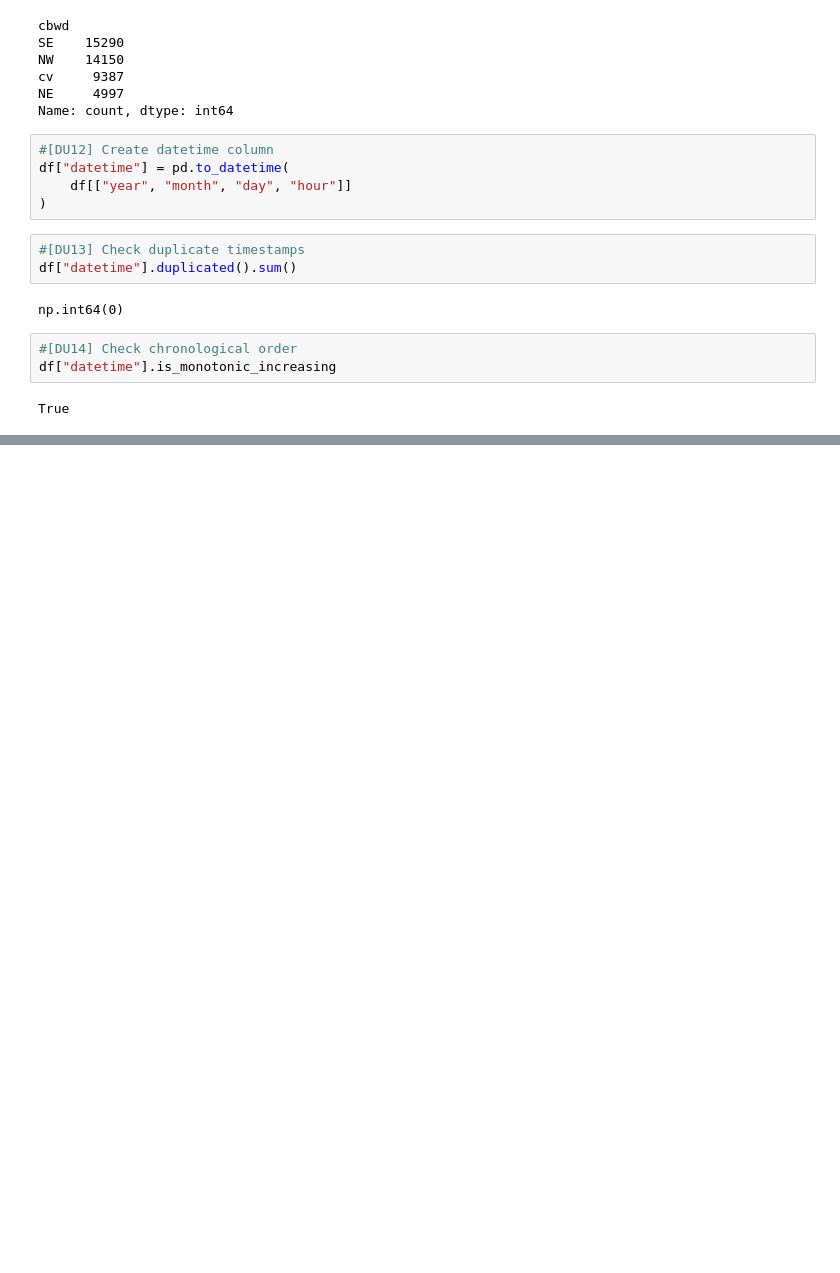
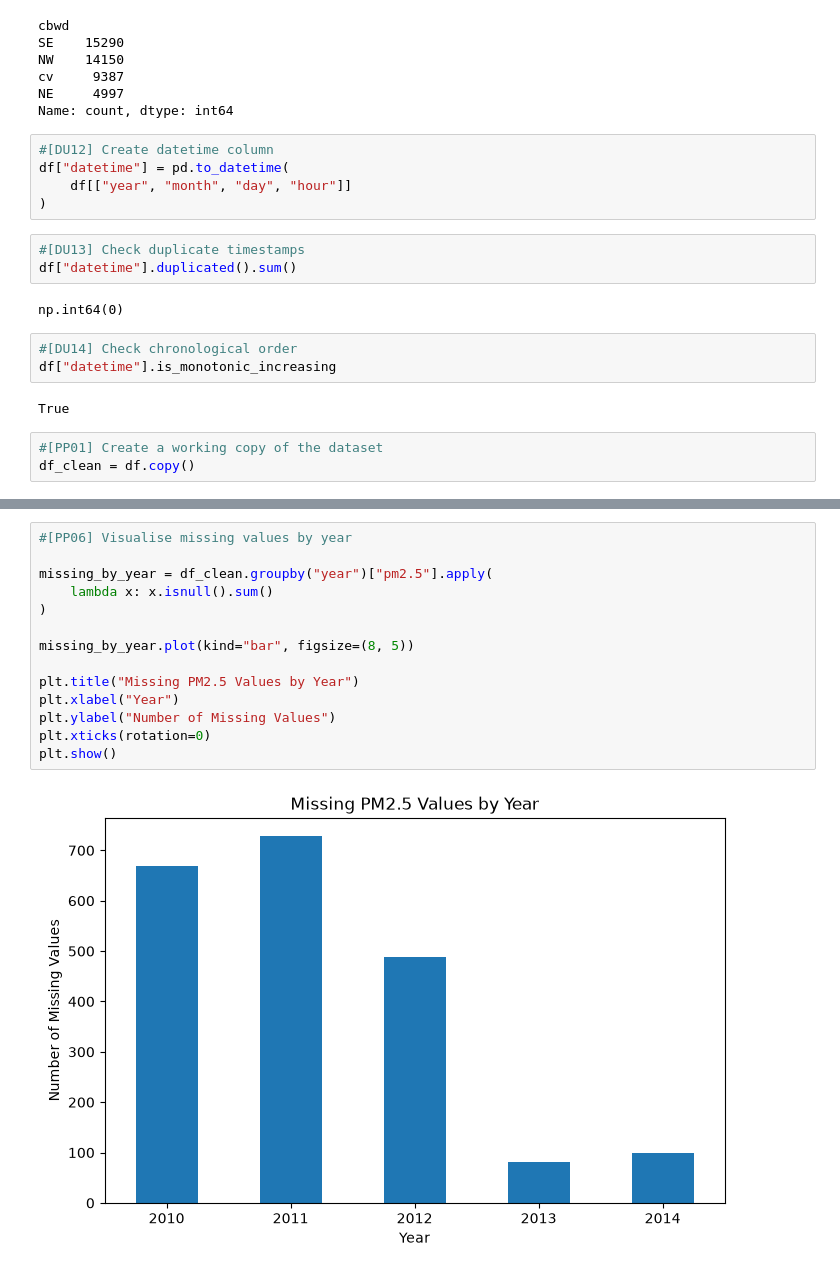
Before and after one commit to mkosh725/AirSense-ML, a Jupyter notebook: notebooks/01_data_understanding.ipynb, the cells around one changed output, grey strips where cells are left out. Saved outputs shown, nothing was run; the diff lists cells and outputs as text; blank space fills up the shorter version.

```diff
--- a/notebooks/01_data_understanding.ipynb
+++ b/notebooks/01_data_understanding.ipynb
@@ -141,3 +141,6 @@ np.int64(0)
 df["datetime"].is_monotonic_increasing
 # %% [output]
 True
+# %%
+#[PP01] Create a working copy of the dataset
+df_clean = df.copy()
@@ -143,0 +203,16 @@ True
+# %%
+#[PP06] Visualise missing values by year
+
+missing_by_year = df_clean.groupby("year")["pm2.5"].apply(
+    lambda x: x.isnull().sum()
+)
+
+missing_by_year.plot(kind="bar", figsize=(8, 5))
+
+plt.title("Missing PM2.5 Values by Year")
+plt.xlabel("Year")
+plt.ylabel("Number of Missing Values")
+plt.xticks(rotation=0)
+plt.show()
+# %% [output]
+[figure, added]
```
Also changed, not shown: parts of 23 cells of this notebook.
